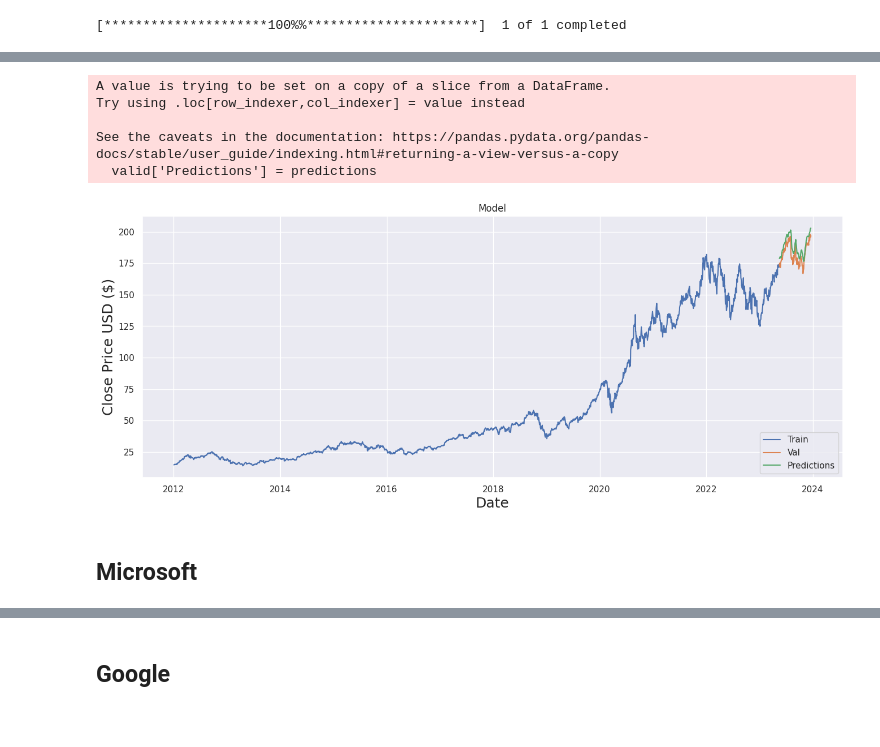
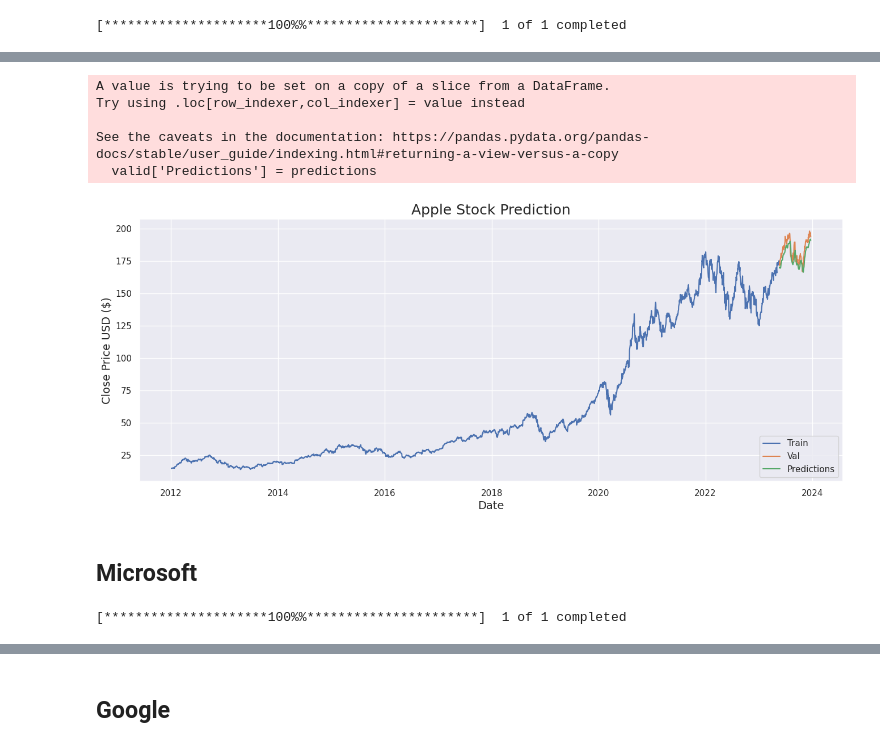
Before and after one commit to alvionna/stock-market-prediction, a Jupyter notebook: src/main.ipynb, the cells around one changed output, grey strips where cells are left out. Saved outputs shown, nothing was run; the diff lists cells and outputs as text; code cells hidden in the pictures.

Commit message:
add code for stock prediction and update readme

```diff
--- a/src/main.ipynb
+++ b/src/main.ipynb
@@ -400,6 +400,11 @@ for label, x, y in zip(returns.columns, returns.mean(), returns.std()):
 [figure]
 # %% [markdown]
 # Prediction for the Next Closing Price
+# %%
+scaler = MinMaxScaler(feature_range=(0,1))
+def scale_data(dataset):
+    scaled_data = scaler.fit_transform(dataset)
+    return scaled_data
 # %% [markdown]
 ## Apple
 # %%
@@ -432,4 +433,5 @@ scaled_data = scaler.fit_transform(dataset)
 # %%
+scaled_data = scale_data(data)
 train_data = scaled_data[0:int(training_data_len), :]
 
 x_train = []
@@ -438,19 +440,9 @@ y_train = []
 for i in range(60, len(train_data)):
     x_train.append(train_data[i-60:i, 0]) #the first 60 rows
     y_train.append(train_data[i, 0]) # the last row being the ground truth value
-    # if i<= 61:
-    #     print(x_train)
-    #     print(y_train)
-    #     print()
 
 # Convert the x_train and y_train to numpy arrays
 x_train, y_train = np.array(x_train), np.array(y_train)
-print("before reshape")
-print(x_train.shape)
-print(x_train)
 
 # Reshape the data
 x_train = np.reshape(x_train, (x_train.shape[0], x_train.shape[1], 1))
-print("after reshape")
-print(x_train.shape)
-print(x_train)
@@ -519,23 +493,28 @@ rmse
 # %%
-# Plot the data
+# plot the data
 train = data[:training_data_len]
 valid = data[training_data_len:]
 valid['Predictions'] = predictions
-# Visualize the data
+
+# visualize the data
 plt.figure(figsize=(16,6))
-plt.title('Model')
-plt.xlabel('Date', fontsize=18)
-plt.ylabel('Close Price USD ($)', fontsize=18)
+plt.title('Apple Stock Prediction', fontsize=18)
+plt.xlabel('Date', fontsize=14)
+plt.ylabel('Close Price USD ($)', fontsize=14)
 plt.plot(train['Close'])
 plt.plot(valid[['Close', 'Predictions']])
 plt.legend(['Train', 'Val', 'Predictions'], loc='lower right')
 plt.show()
 # %% [output]
 A value is trying to be set on a copy of a slice from a DataFrame.
 Try using .loc[row_indexer,col_indexer] = value instead
 
 See the caveats in the documentation: https://pandas.pydata.org/pandas-docs/stable/user_guide/indexing.html#returning-a-view-versus-a-copy
   valid['Predictions'] = predictions
-[figure, old version]
+[figure, new version]
 # %% [markdown]
 ## Microsoft
+# %%
+microsoft_df = pdr.get_data_yahoo('MSFT', start='2012-01-01', end=datetime.now())
+# %% [output]
+[*********************100%%**********************]  1 of 1 completed
```
Also changed, not shown: parts of 29 cells of this notebook, 1 other file.
